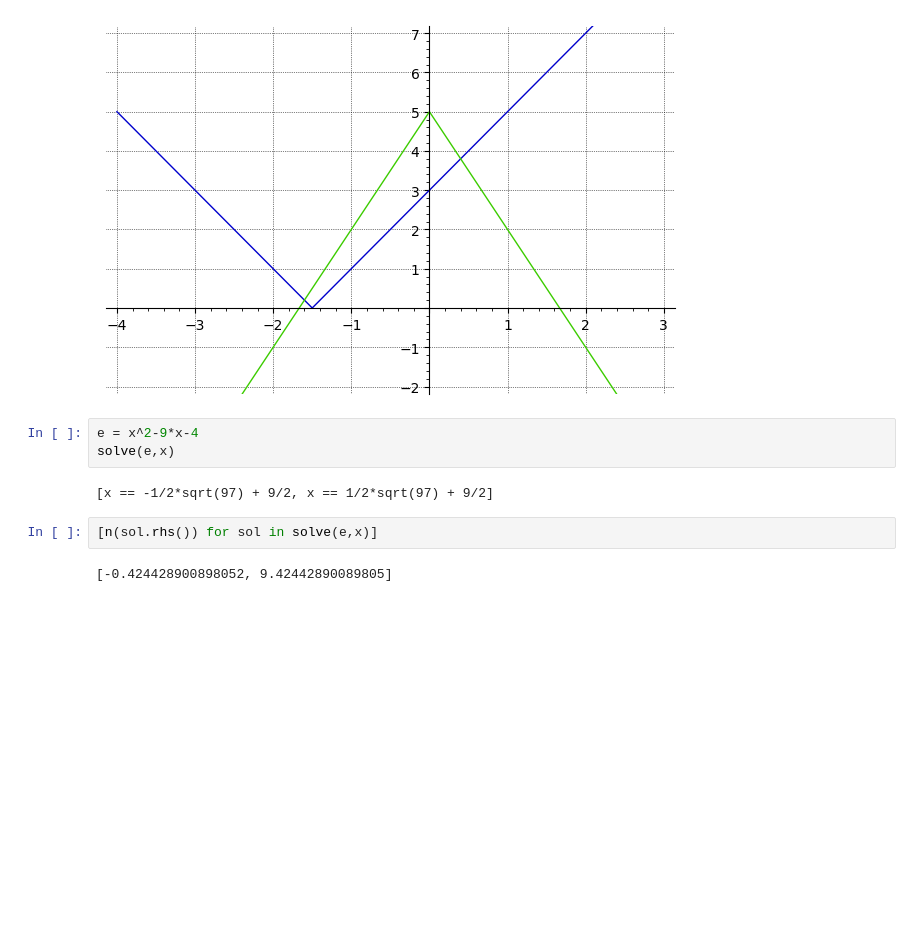
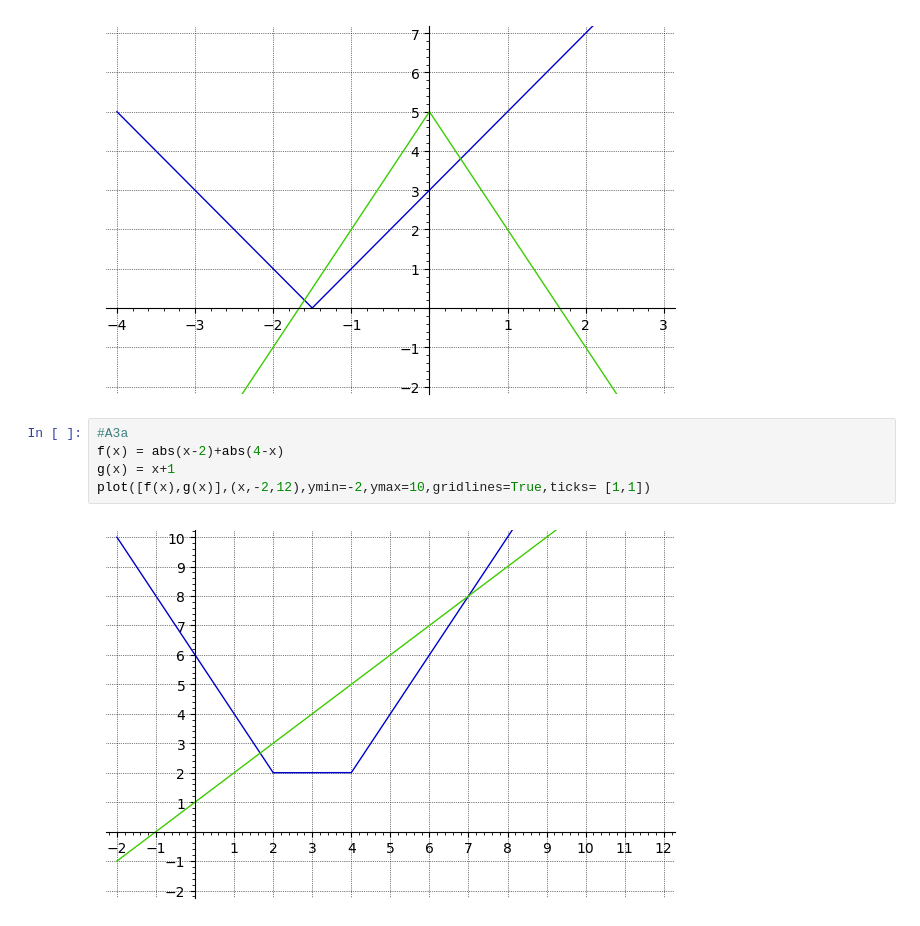
Before and after one commit to ktheu/MathePlus, a Jupyter notebook: gleichungen/vorlagen/vorlagen.ipynb, the cells around one changed output. Saved outputs shown, nothing was run; the diff lists cells and outputs as text; blank space fills up the shorter version.

```diff
--- a/gleichungen/vorlagen/vorlagen.ipynb
+++ b/gleichungen/vorlagen/vorlagen.ipynb
@@ -241,12 +241,10 @@ g(x) = 5-3*abs(x)
 plot([f(x),g(x)],(x,-4,3),ymin=-2,ymax=7,gridlines=True,ticks= [1,1])
 # %% [output]
 [figure]
-# %%
-e = x^2-9*x-4
-solve(e,x)
-# %% [output]
-[x == -1/2*sqrt(97) + 9/2, x == 1/2*sqrt(97) + 9/2]
-# %%
-[n(sol.rhs()) for sol in solve(e,x)]
-# %% [output]
-[-0.424428900898052, 9.42442890089805]
+# %%
+#A3a
+f(x) = abs(x-2)+abs(4-x)
+g(x) = x+1
+plot([f(x),g(x)],(x,-2,12),ymin=-2,ymax=10,gridlines=True,ticks= [1,1])
+# %% [output]
+[figure, added]
```
Also changed, not shown: parts of 22 cells of this notebook, 10 other files.
